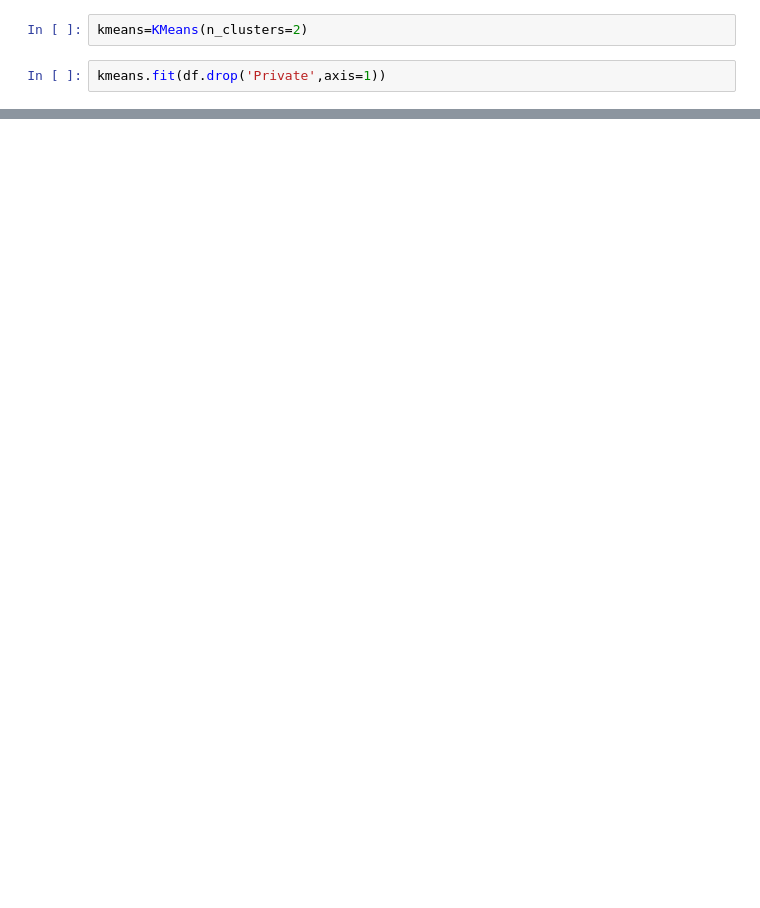
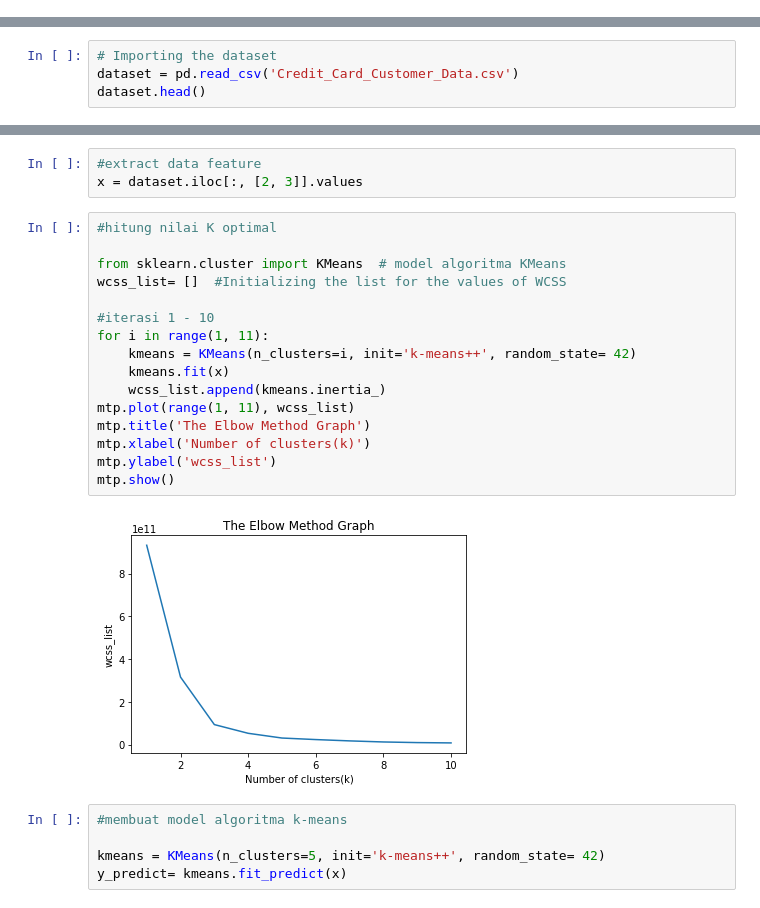
Before and after one commit to Jesica3018/APMKelompok6, a Jupyter notebook: K_Means_Clustering.ipynb, the cells around one changed output, grey strips where cells are left out. Saved outputs shown, nothing was run; the diff lists cells and outputs as text; blank space fills up the shorter version.

```diff
--- a/K_Means_Clustering.ipynb
+++ b/K_Means_Clustering.ipynb
@@ -101,4 +2,0 @@ from sklearn.cluster import KMeans
-# %%
-kmeans=KMeans(n_clusters=2)
-# %%
-kmeans.fit(df.drop('Private',axis=1))
@@ -151,0 +8,4 @@ weighted avg       0.76      0.78      0.75       777
+# %%
+# Importing the dataset
+dataset = pd.read_csv('Credit_Card_Customer_Data.csv')
+dataset.head()
@@ -151,0 +19,26 @@ weighted avg       0.76      0.78      0.75       777
+# %%
+#extract data feature
+x = dataset.iloc[:, [2, 3]].values
+# %%
+#hitung nilai K optimal
+
+from sklearn.cluster import KMeans  # model algoritma KMeans
+wcss_list= []  #Initializing the list for the values of WCSS
+
+#iterasi 1 - 10
+for i in range(1, 11):
+    kmeans = KMeans(n_clusters=i, init='k-means++', random_state= 42)
+    kmeans.fit(x)
+    wcss_list.append(kmeans.inertia_)
+mtp.plot(range(1, 11), wcss_list)
+mtp.title('The Elbow Method Graph')
+mtp.xlabel('Number of clusters(k)')
+mtp.ylabel('wcss_list')
+mtp.show()
+# %% [output]
+[figure, added]
+# %%
+#membuat model algoritma k-means
+
+kmeans = KMeans(n_clusters=5, init='k-means++', random_state= 42)
+y_predict= kmeans.fit_predict(x)
```
Also changed, not shown: parts of 23 cells of this notebook.
